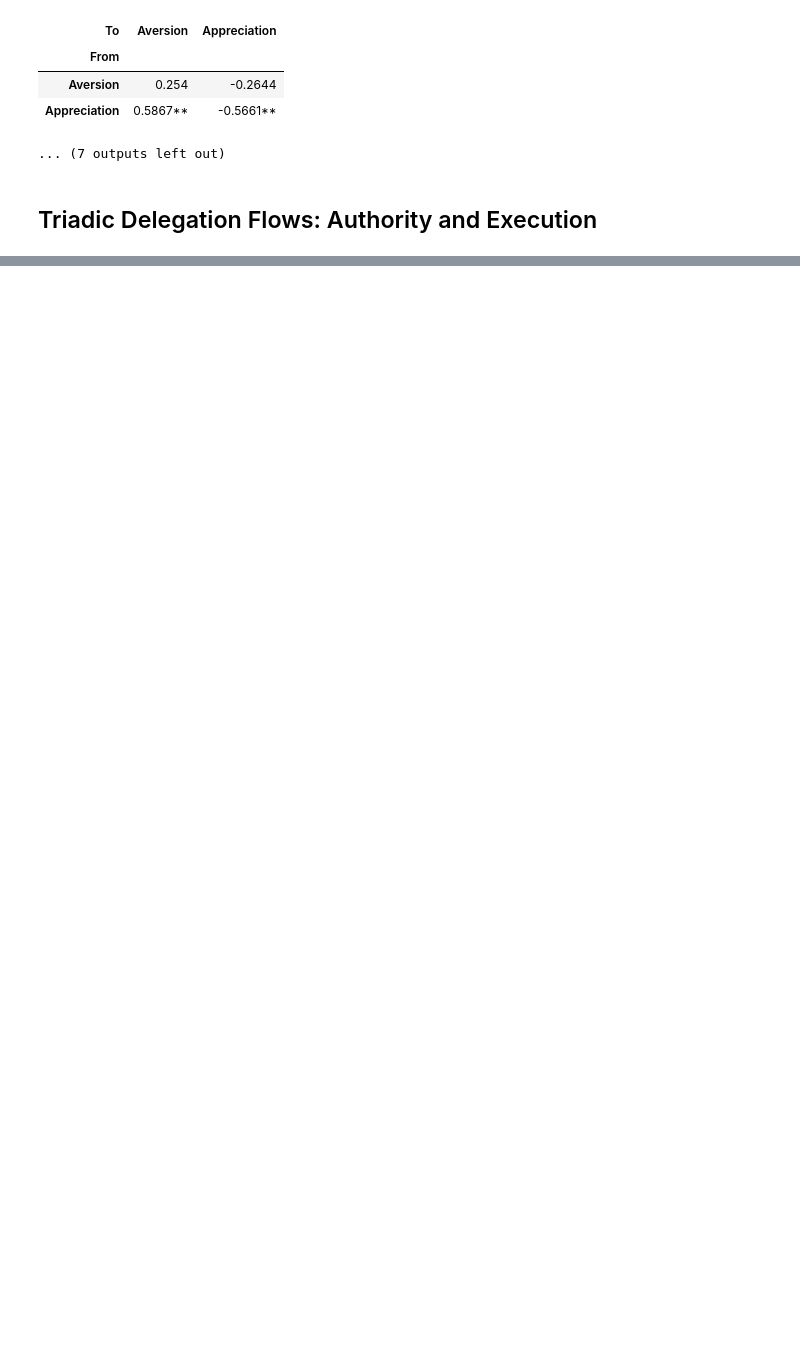
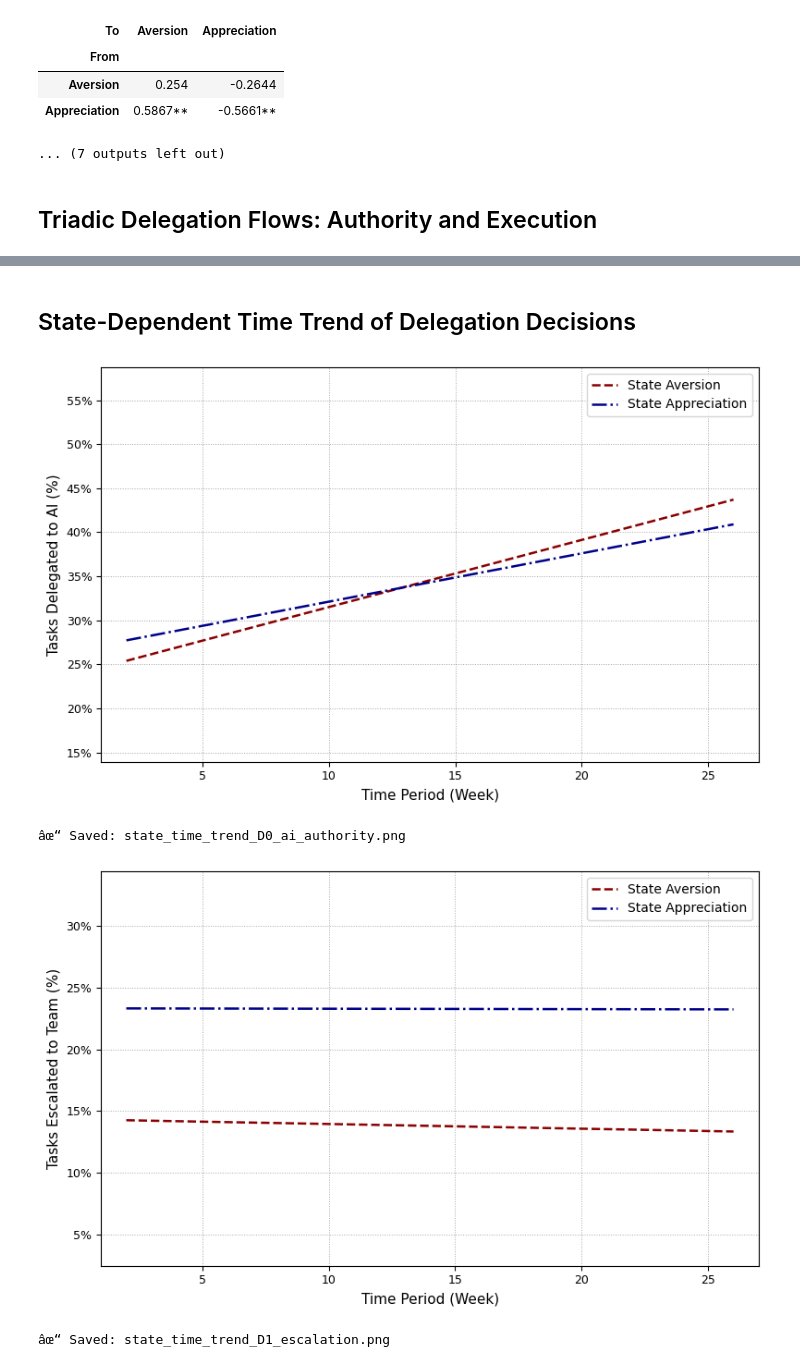
Before and after one commit to kaki1995/Triadic-Human-AI-Delegation, a Jupyter notebook: data_analysis/results_analysis.ipynb, the cells around one changed output, grey strips where cells are left out. Cells and saved outputs as stored; diff of their text form; code cells hidden in the pictures; blank space fills up the shorter version.

Commit message:
feat: rename transition beta labels to sentence case + add state time trend figures

```diff
--- a/data_analysis/results_analysis.ipynb
+++ b/data_analysis/results_analysis.ipynb
@@ -2030,0 +2031,74 @@ D=1  share_authority_esc:
+# %% [markdown]
+## State-Dependent Time Trend of Delegation Decisions
+# %%
+
+# ============================================================
+# State-Dependent Time Trend of Delegation Decisions
+# Two separate figures â€” one per emission (D=0 and D=1)
+# ============================================================
+
+import numpy as np
+import pandas as pd
+import matplotlib.pyplot as plt
+import matplotlib.ticker as mtick
+from scipy.stats import linregress
+
+# â”€â”€ Emission definitions â”€â”€
+emissions = [
+    ("share_authority_ai",  "Tasks Delegated to AI (%)",       "state_time_trend_D0_ai_authority.png"),
+    ("share_authority_esc", "Tasks Escalated to Team (%)",      "state_time_trend_D1_escalation.png"),
+]
+
+# â”€â”€ State style map â”€â”€
+state_styles = {
+    state_labels_ordered[0]: dict(color="#8B0000", ls="--",  lw=1.8, label=f"State {state_labels_ordered[0]}"),
+    state_labels_ordered[1]: dict(color="#00008B", ls="-.",  lw=1.8, label=f"State {state_labels_ordered[1]}"),
+}
+
+for col, ylabel, fname in emissions:
+
+    trend_df = (
+        task_state.groupby(["period_id", "state_label"])[col]
+        .mean()
+        .reset_index()
+    )
+    trend_df[col] *= 100
+    trend_df = trend_df.sort_values("period_id")
+    periods = np.sort(trend_df["period_id"].unique())
+
+    fig, ax = plt.subplots(figsize=(8, 5))
+
+    for state, sty in state_styles.items():
+        sub = trend_df[trend_df["state_label"] == state].sort_values("period_id")
+        if sub.shape[0] < 2:
+            continue
+        t = sub["period_id"].values.astype(float)
+        y = sub[col].values
+        slope, intercept, *_ = linregress(t, y)
+        t_fit = np.array([periods.min(), periods.max()])
+        y_fit = intercept + slope * t_fit
+        ax.plot(t_fit, y_fit,
+                color=sty["color"], ls=sty["ls"], lw=sty["lw"],
+                label=sty["label"])
+
+    ax.set_xlabel("Time Period (Week)", fontsize=11)
+    ax.set_ylabel(ylabel, fontsize=11)
+    ax.yaxis.set_major_formatter(mtick.PercentFormatter(decimals=0))
+    ax.set_xlim(periods.min() - 1, periods.max() + 1)
+    ax.set_ylim(
+        max(0,   trend_df[col].min() - 10),
+        min(100, trend_df[col].max() + 10),
+    )
+    ax.grid(True, ls=":", lw=0.7, color="gray", alpha=0.7)
+    ax.legend(fontsize=10, frameon=True)
+    ax.tick_params(labelsize=9)
+
+    plt.tight_layout()
+    plt.savefig(fname, dpi=150, bbox_inches="tight")
+    plt.show()
+    print(f"âœ“ Saved: {fname}")
+# %% [output]
+[figure, added]
+âœ“ Saved: state_time_trend_D0_ai_authority.png
+[figure, added]
+âœ“ Saved: state_time_trend_D1_escalation.png
```
Also changed, not shown: parts of 12 cells of this notebook.
